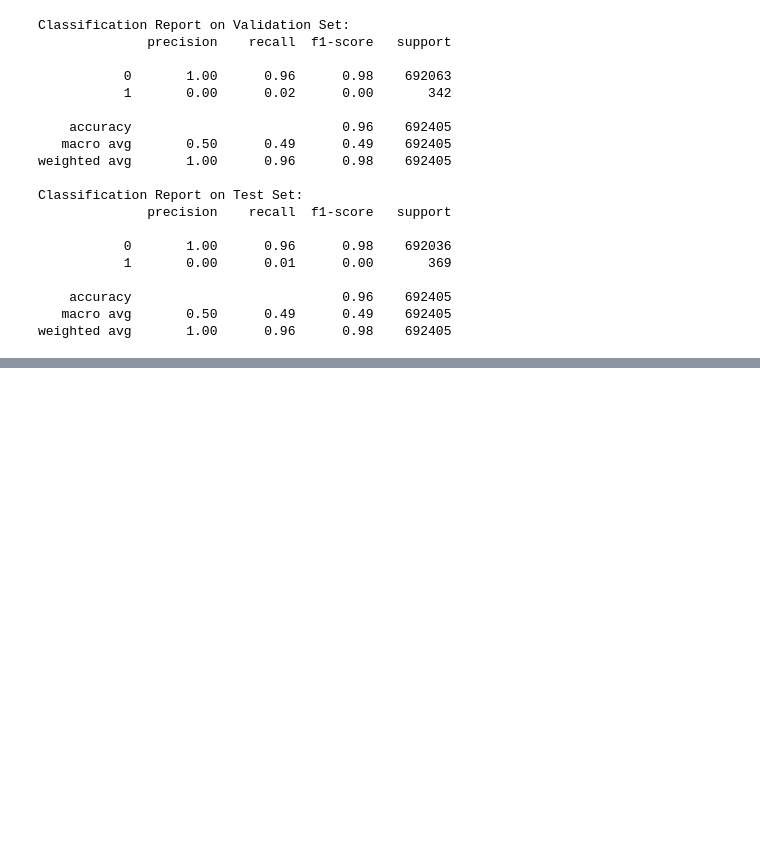
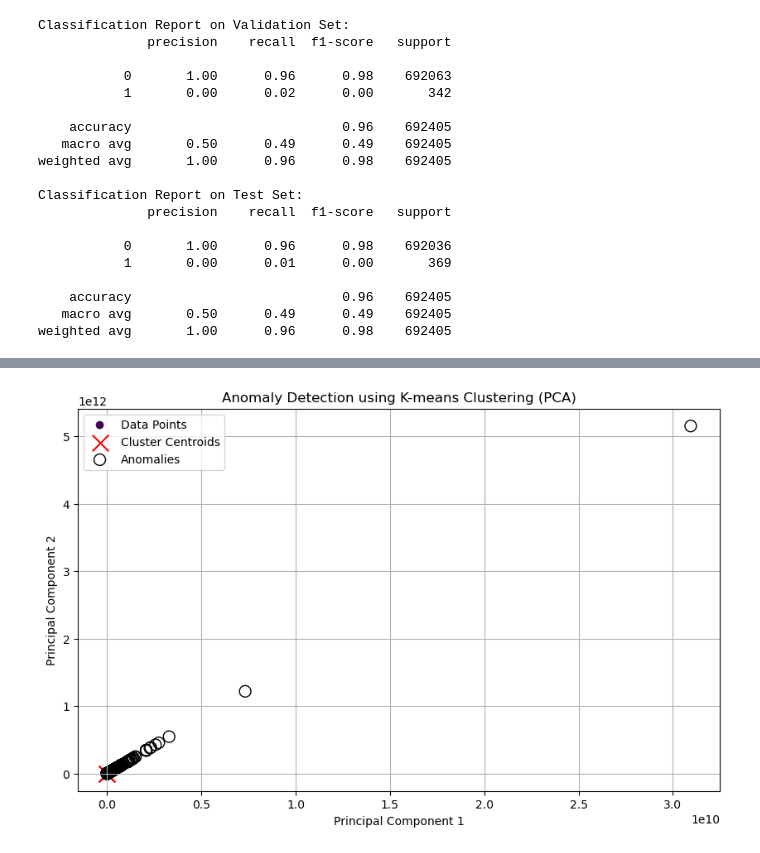
Before and after one commit to Qistina904/AntiML, a Jupyter notebook: preprocessing.ipynb, the cells around one changed output, grey strips where cells are left out. Drawn from its saved outputs; the diff is of its cells as text; code cells hidden in the pictures; blank space fills up the shorter version.

```diff
--- a/preprocessing.ipynb
+++ b/preprocessing.ipynb
@@ -463,0 +531,28 @@ weighted avg       1.00      0.96      0.98    692405
+# %%
+#using PCA to visualize anomalies as our dataset has more dimensions. So we perform this dimension reduction method of PCA to visualize it.
+from sklearn.decomposition import PCA
+
+# Apply PCA to reduce the dimensionality to 2 components
+pca = PCA(n_components=2)
+X_train_pca = pca.fit_transform(X_train_scaled)
+
+# Plot the data points
+plt.figure(figsize=(10, 6))
+plt.scatter(X_train_pca[:, 0], X_train_pca[:, 1], c=cluster_labels, cmap='viridis', label='Data Points')
+
+# Plot the cluster centroids
+cluster_centers_pca = pca.transform(cluster_centers)
+plt.scatter(cluster_centers_pca[:, 0], cluster_centers_pca[:, 1], marker='x', s=200, c='red', label='Cluster Centroids')
+
+# Highlight the anomalies
+anomalies_pca = pca.transform(anomalies)
+plt.scatter(anomalies_pca[:, 0], anomalies_pca[:, 1], marker='o', s=100, edgecolors='black', facecolors='none', label='Anomalies')
+
+plt.title('Anomaly Detection using K-means Clustering (PCA)')
+plt.xlabel('Principal Component 1')
+plt.ylabel('Principal Component 2')
+plt.legend()
+plt.grid(True)
+plt.show()
+# %% [output]
+[figure, added]
```
Also changed, not shown: parts of 11 cells of this notebook, 1 other file.
